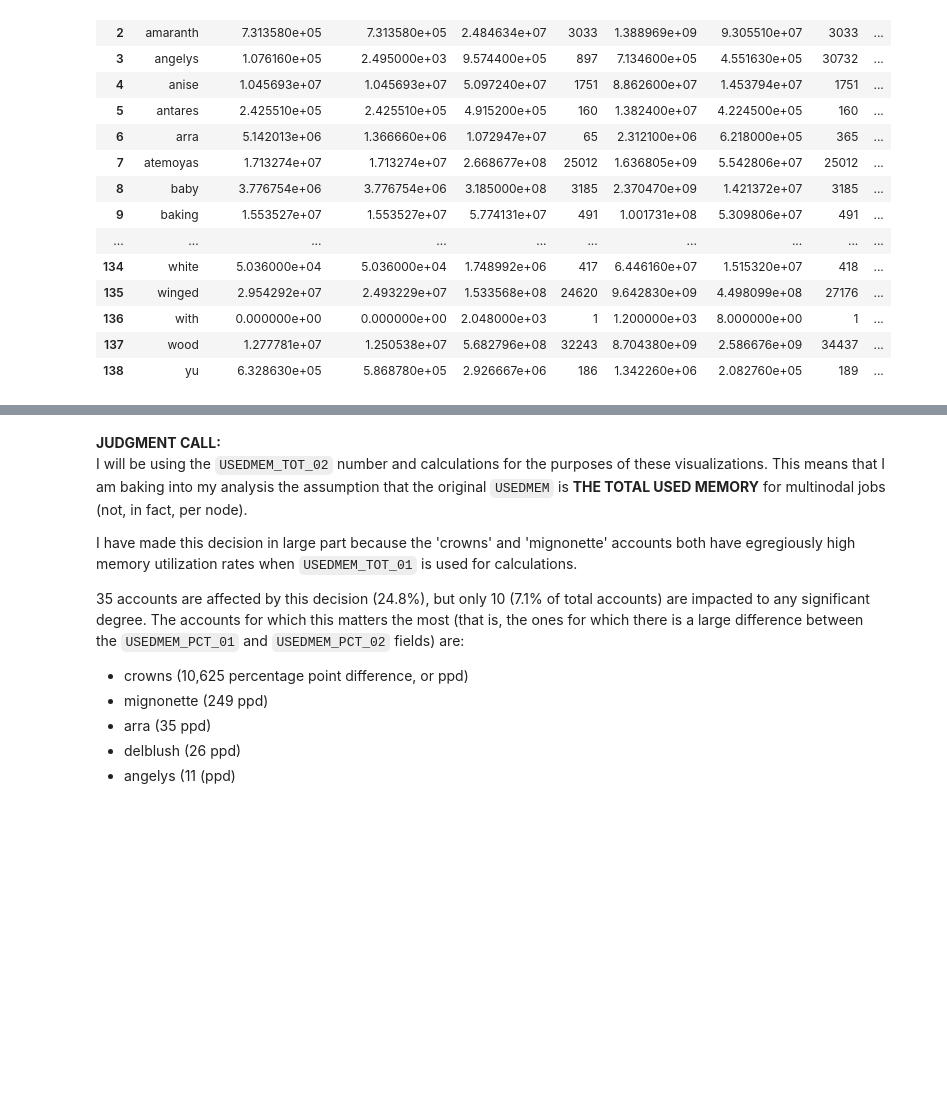
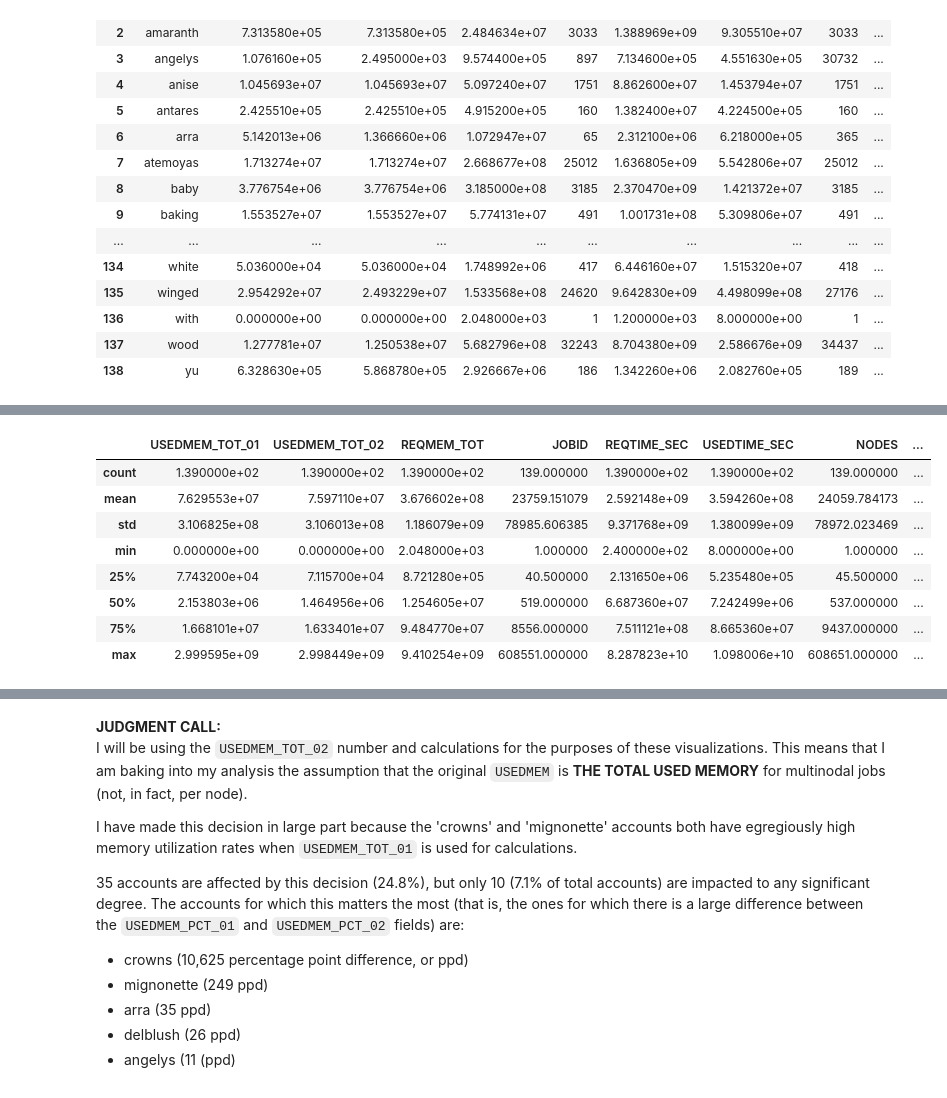
Before and after one commit to nss-data-science-cohort-4/dq2-accre-valkyries, a Jupyter notebook: notebooks/vai-02_dq2-accre-analysis-memory-usage.ipynb, the cells around one changed output, grey strips where cells are left out. Drawn from its saved outputs; the diff is of its cells as text; code cells hidden in the pictures; blank space fills up the shorter version.

```diff
--- a/notebooks/vai-02_dq2-accre-analysis-memory-usage.ipynb
+++ b/notebooks/vai-02_dq2-accre-analysis-memory-usage.ipynb
@@ -416,3 +418,15 @@ accre_grouped_by_account.corr()
+# %%
+accre_grouped_by_account.describe()
+# %% [output]
+|  | USEDMEM_TOT_01 | USEDMEM_TOT_02 | REQMEM_TOT | JOBID | REQTIME_SEC | USEDTIME_SEC | NODES | ... |
+| count | 1.390000e+02 | 1.390000e+02 | 1.390000e+02 | 139.000000 | 1.390000e+02 | 1.390000e+02 | 139.000000 | ... |
+| mean | 7.629553e+07 | 7.597110e+07 | 3.676602e+08 | 23759.151079 | 2.592148e+09 | 3.594260e+08 | 24059.784173 | ... |
+| std | 3.106825e+08 | 3.106013e+08 | 1.186079e+09 | 78985.606385 | 9.371768e+09 | 1.380099e+09 | 78972.023469 | ... |
+| min | 0.000000e+00 | 0.000000e+00 | 2.048000e+03 | 1.000000 | 2.400000e+02 | 8.000000e+00 | 1.000000 | ... |
+| 25% | 7.743200e+04 | 7.115700e+04 | 8.721280e+05 | 40.500000 | 2.131650e+06 | 5.235480e+05 | 45.500000 | ... |
+| 50% | 2.153803e+06 | 1.464956e+06 | 1.254605e+07 | 519.000000 | 6.687360e+07 | 7.242499e+06 | 537.000000 | ... |
+| 75% | 1.668101e+07 | 1.633401e+07 | 9.484770e+07 | 8556.000000 | 7.511121e+08 | 8.665360e+07 | 9437.000000 | ... |
+| max | 2.999595e+09 | 2.998449e+09 | 9.410254e+09 | 608551.000000 | 8.287823e+10 | 1.098006e+10 | 608651.000000 | ... |
 # %%
 accre_multinodal_accounts = accre_grouped_by_account[accre_grouped_by_account['USEDMEM_DIFF'] != 0].sort_values(by='USEDMEM_DIFF', ascending = False)
 accre_multinodal_accounts[['ACCOUNT', 'USEDMEM_TOT_01', 'USEDMEM_TOT_02', 'REQMEM_TOT', 'USEDMEM_PCT_01', 'USEDMEM_PCT_02', 'USEDMEM_DIFF']]
```
Also changed, not shown: parts of 25 cells of this notebook.
